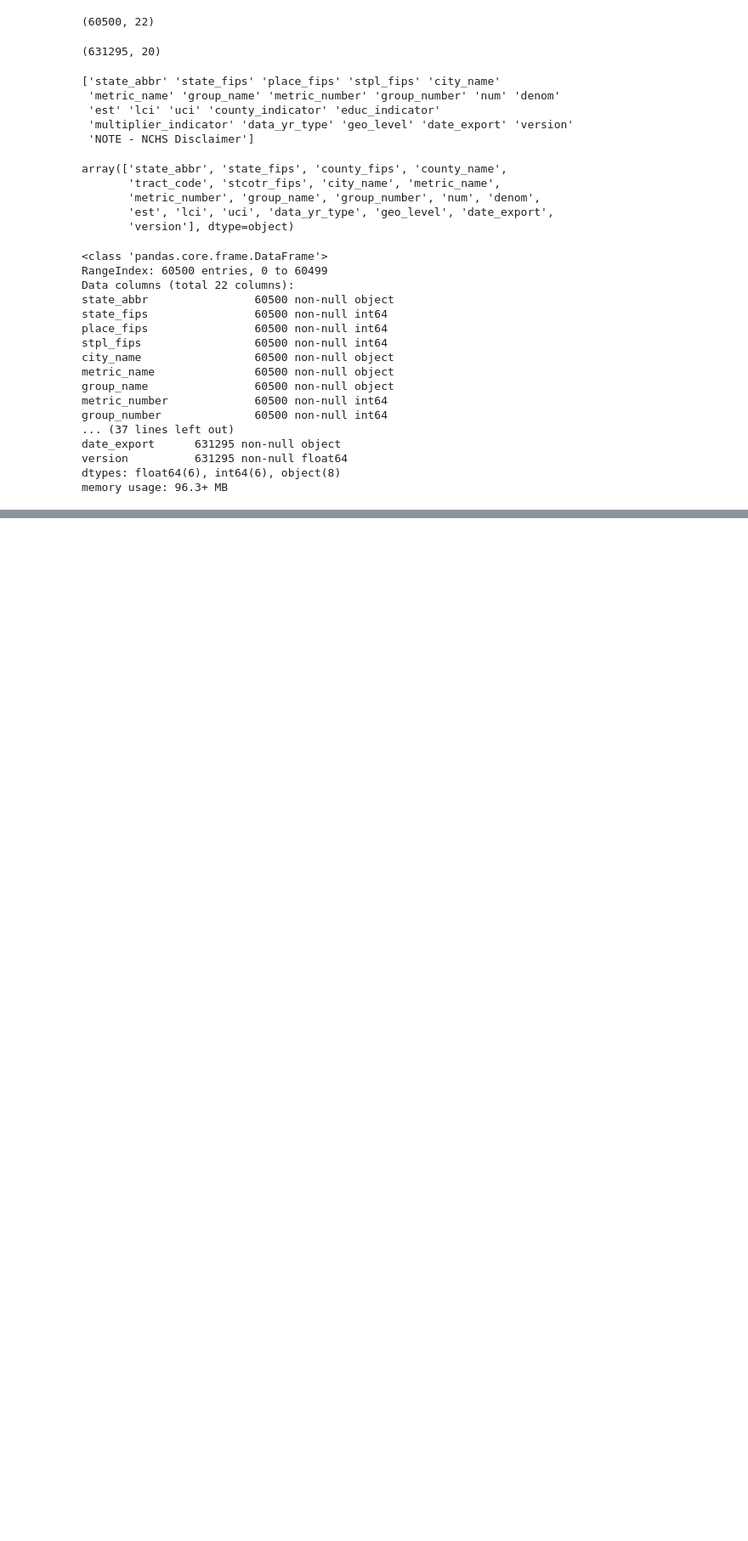
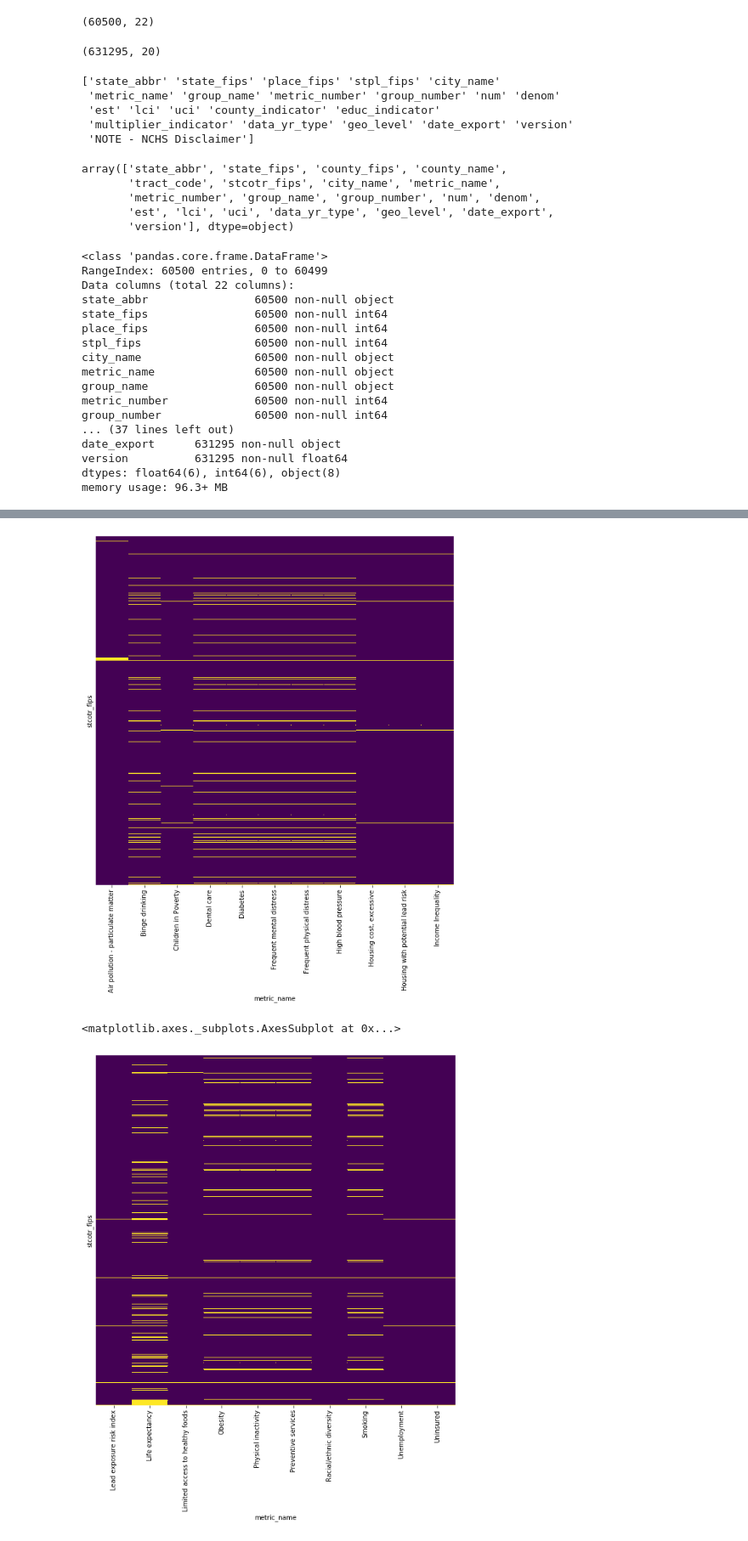
Before and after one commit to lilfetz22/Health_Scores_CAP2, a Jupyter notebook: scripts/Health_Scores_EDA.ipynb, the cells around one changed output, grey strips where cells are left out. Shown at 85% size. Drawn from its saved outputs; the diff is of its cells as text; code cells hidden in the pictures; blank space fills up the shorter version.

```diff
--- a/scripts/Health_Scores_EDA.ipynb
+++ b/scripts/Health_Scores_EDA.ipynb
@@ -142,0 +144,10 @@ array([7.1])
+# %%
+tract_select = tract_data.loc[:, ['stcotr_fips','metric_name','est']]
+#there were duplicated values here, but they could just be averaged together, because they were always exactly
+#the same because they were duplicate values for every measure. The reason they were duplicated was because
+# in some cities there are census tracts that go through both cities. For example, census tract 30213 in
+# Alabama is partly in Birmingham, AL and partly in Hoover, AL. Thus, it is repeated for each city, however,
+# they are the same value.
+tract_table =tract_select.pivot_table(index='stcotr_fips', columns='metric_name',values='est',aggfunc=np.mean)
+print(tract_table.info())
+tract_table.describe()
@@ -142,0 +196,12 @@ array([7.1])
+# %%
+first_features_tract = tract_table.iloc[:, :11]
+second_features_tract = tract_table.iloc[:,11:]
+plt.figure(figsize=(10,10))
+sns.heatmap(first_features_tract.isnull(),cbar=False, yticklabels=False, cmap='viridis')
+plt.show()
+plt.figure(figsize=(10,10))
+sns.heatmap(second_features_tract.isnull(),cbar=False, yticklabels=False, cmap='viridis')
+# %% [output]
+[figure, added]
+<matplotlib.axes._subplots.AxesSubplot at 0x...>
+[figure, added]
```
Also changed, not shown: parts of 13 cells of this notebook, 1 other file.
